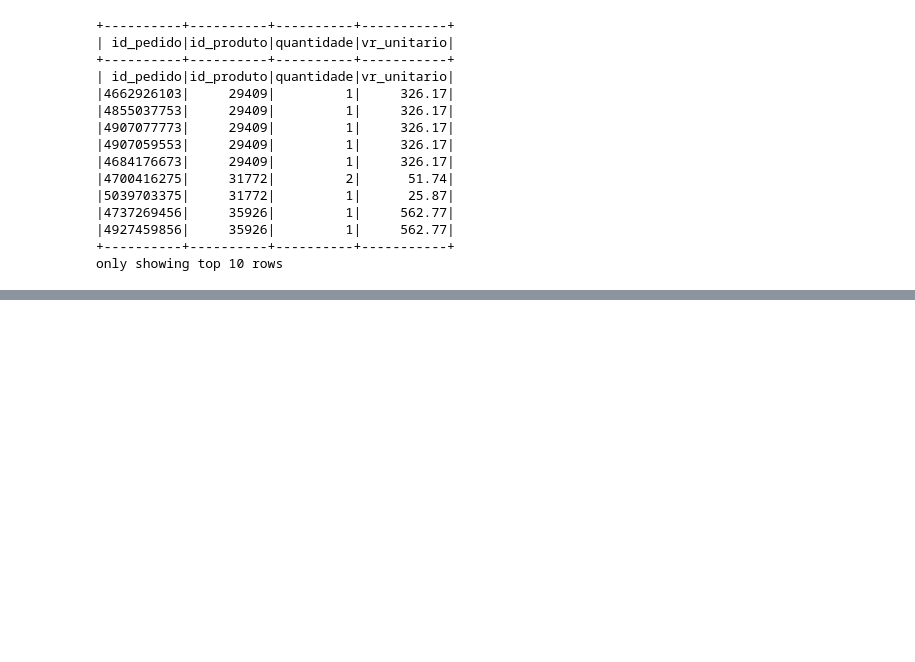
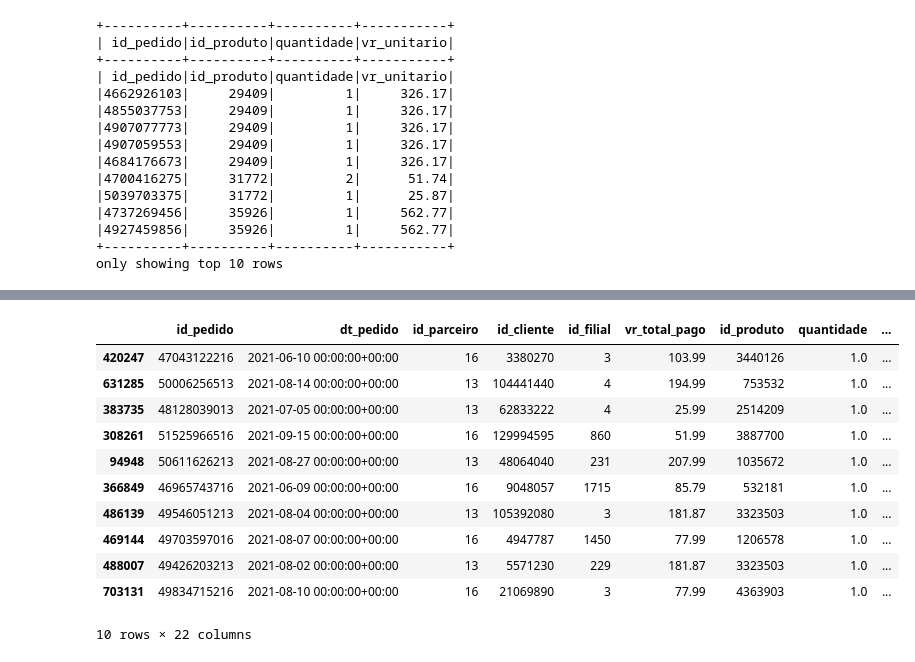
Before and after one commit to pveinberg/formacao-dev-bigdata, a Jupyter notebook: input/copia_notebooks/Aula_Hive/aula_hive_01.ipynb, the cells around one changed output, grey strips where cells are left out. Saved outputs shown, nothing was run; the diff lists cells and outputs as text; code cells hidden in the pictures; blank space fills up the shorter version.

```diff
--- a/input/copia_notebooks/Aula_Hive/aula_hive_01.ipynb
+++ b/input/copia_notebooks/Aula_Hive/aula_hive_01.ipynb
@@ -232,0 +363,3 @@ only showing top 10 rows
+# %%
+df_subcategoria = df_to_pandas(df_subcategoria)
+df_subcategoria.head()
@@ -232,0 +373,3 @@ only showing top 10 rows
+# %%
+df_categoria = df_to_pandas(df_categoria)
+df_categoria.head()
@@ -232,0 +383,3 @@ only showing top 10 rows
+# %%
+fato = pd.merge(pedidos_full, df_subcategoria, on='id_subcategoria')
+fato.head()
@@ -232,0 +393,17 @@ only showing top 10 rows
+# %%
+fato = pd.merge(fato, df_categoria, on='id_categoria')
+# %%
+fato.sample(10)
+# %% [output]
+|  | id_pedido | dt_pedido | id_parceiro | id_cliente | id_filial | vr_total_pago | id_produto | quantidade | ... |
+| 420247 | 47043122216 | 2021-06-10 00:00:00+00:00 | 16 | 3380270 | 3 | 103.99 | 3440126 | 1.0 | ... |
+| 631285 | 50006256513 | 2021-08-14 00:00:00+00:00 | 13 | 104441440 | 4 | 194.99 | 753532 | 1.0 | ... |
+| 383735 | 48128039013 | 2021-07-05 00:00:00+00:00 | 13 | 62833222 | 4 | 25.99 | 2514209 | 1.0 | ... |
+| 308261 | 51525966516 | 2021-09-15 00:00:00+00:00 | 16 | 129994595 | 860 | 51.99 | 3887700 | 1.0 | ... |
+| 94948 | 50611626213 | 2021-08-27 00:00:00+00:00 | 13 | 48064040 | 231 | 207.99 | 1035672 | 1.0 | ... |
+| 366849 | 46965743716 | 2021-06-09 00:00:00+00:00 | 16 | 9048057 | 1715 | 85.79 | 532181 | 1.0 | ... |
+| 486139 | 49546051213 | 2021-08-04 00:00:00+00:00 | 13 | 105392080 | 3 | 181.87 | 3323503 | 1.0 | ... |
+| 469144 | 49703597016 | 2021-08-07 00:00:00+00:00 | 16 | 4947787 | 1450 | 77.99 | 1206578 | 1.0 | ... |
+| 488007 | 49426203213 | 2021-08-02 00:00:00+00:00 | 13 | 5571230 | 229 | 181.87 | 3323503 | 1.0 | ... |
+| 703131 | 49834715216 | 2021-08-10 00:00:00+00:00 | 16 | 21069890 | 3 | 77.99 | 4363903 | 1.0 | ... |
+10 rows × 22 columns
```
Also changed, not shown: parts of 38 cells of this notebook, 14 other files.
